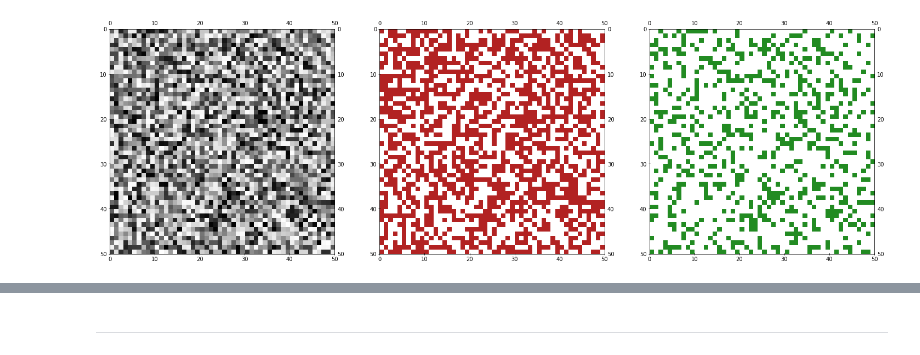
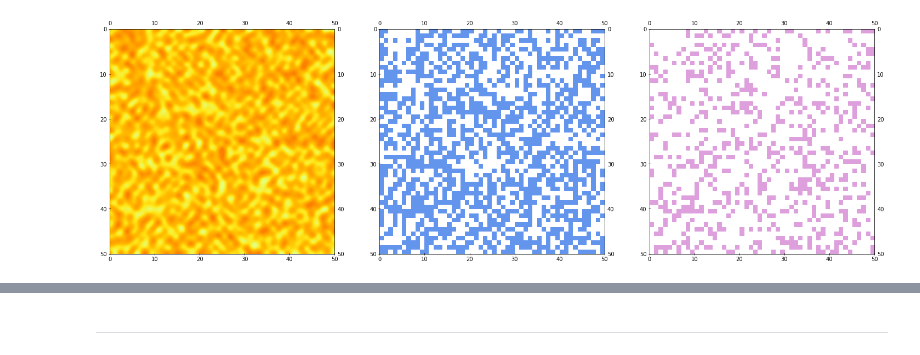
Before and after one commit to vodun/seismiqb, a Jupyter notebook: tutorials/plotters/01_imshow.ipynb, the cells around one changed output, grey strips where cells are left out. Drawn from its saved outputs; the diff is of its cells as text; code cells hidden in the pictures.

```diff
--- a/tutorials/plotters/01_imshow.ipynb
+++ b/tutorials/plotters/01_imshow.ipynb
@@ -82,9 +82,9 @@ plot_image([image, mask_0, mask_1],
 # %%
 figure_params = {'figsize': (25, 10)}
 
-plot_image([image, mask_0, mask_1], separate=True, **figure_params)
+plot_image([image, mask_0, mask_1], separate=True, **image_params, **figure_params)
 # %% [output]
-[figure, old version]
+[figure, new version]
 # %%
 annotation_params['title'] = ['Randomly generated data',
                               'Mask for values less than 0.5',
```
Also changed, not shown: parts of 15 cells of this notebook, 4 other files.
